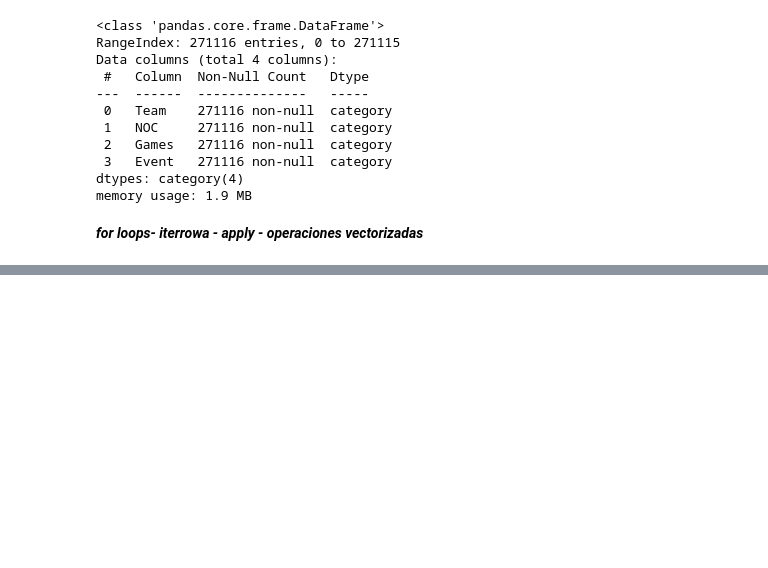
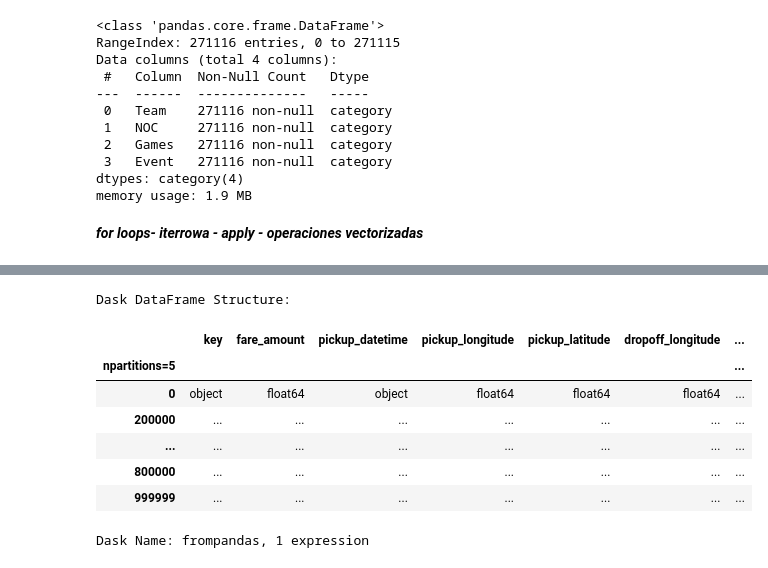
Before and after one commit to rololevy/An-lisis_de_datos_Python, a Jupyter notebook: notebooks/modulo5.ipynb, the cells around one changed output, grey strips where cells are left out. Drawn from its saved outputs; the diff is of its cells as text; code cells hidden in the pictures; blank space fills up the shorter version.

```diff
--- a/notebooks/modulo5.ipynb
+++ b/notebooks/modulo5.ipynb
@@ -327,0 +408,8 @@ olympics.head()
+# %%
+start_time = time.time()
+
+taxis = pd.read_csv(r"..\datasets\05-pandas-para-big-data\taxis.csv") # intentar cargar el de 5 gb de la página de Kaggle
+
+end_time = time.time()
+
+print(f"La lectura del archivo demoro {end_time - start_time} ")
@@ -327,0 +451,2 @@ olympics.head()
+# %%
+taxis_dd = dd.from_pandas(taxis, npartitions = 5)
@@ -327,0 +466,12 @@ olympics.head()
+# %%
+taxis_dd
+# %% [output]
+Dask DataFrame Structure:
+|  | key | fare_amount | pickup_datetime | pickup_longitude | pickup_latitude | dropoff_longitude | ... |
+| npartitions=5 |  |  |  |  |  |  | ... |
+| 0 | object | float64 | object | float64 | float64 | float64 | ... |
+| 200000 | ... | ... | ... | ... | ... | ... | ... |
+| ... | ... | ... | ... | ... | ... | ... | ... |
+| 800000 | ... | ... | ... | ... | ... | ... | ... |
+| 999999 | ... | ... | ... | ... | ... | ... | ... |
+Dask Name: frompandas, 1 expression
```
Also changed, not shown: parts of 30 cells of this notebook.
